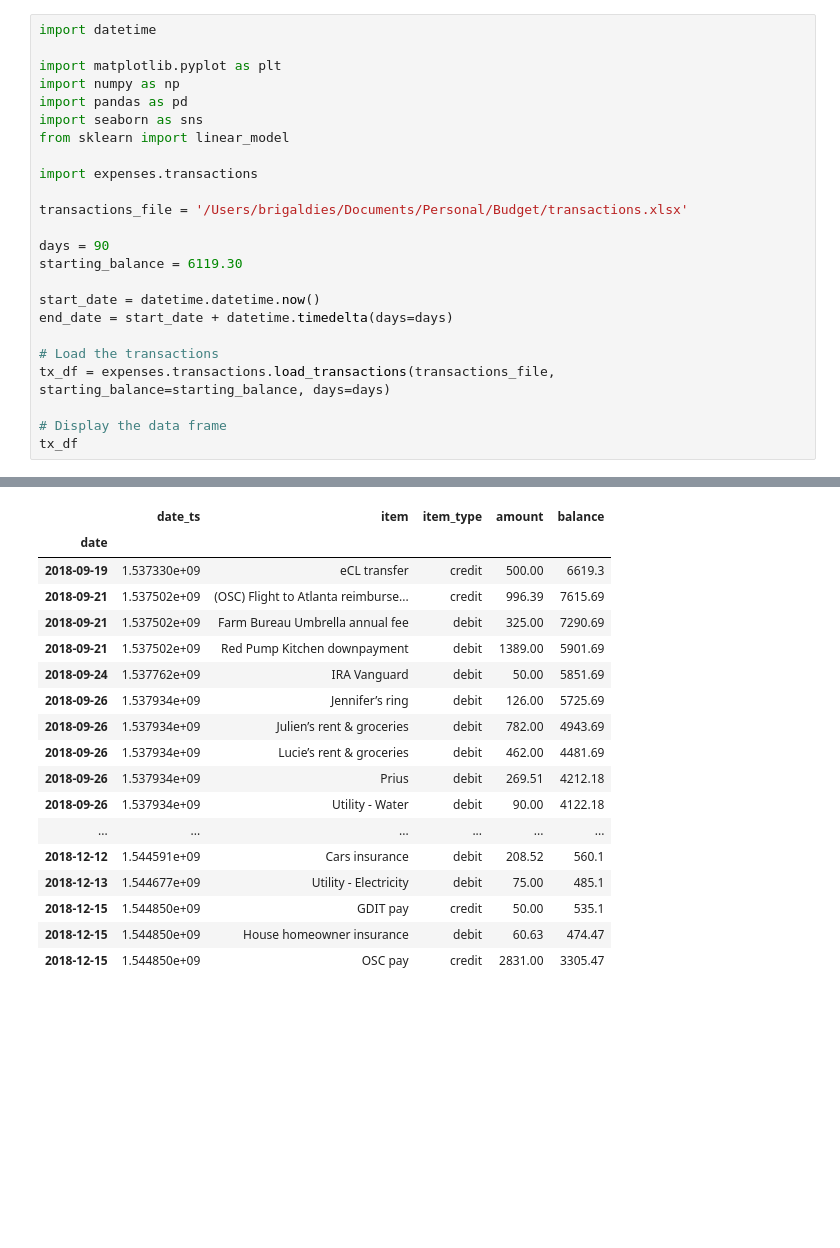
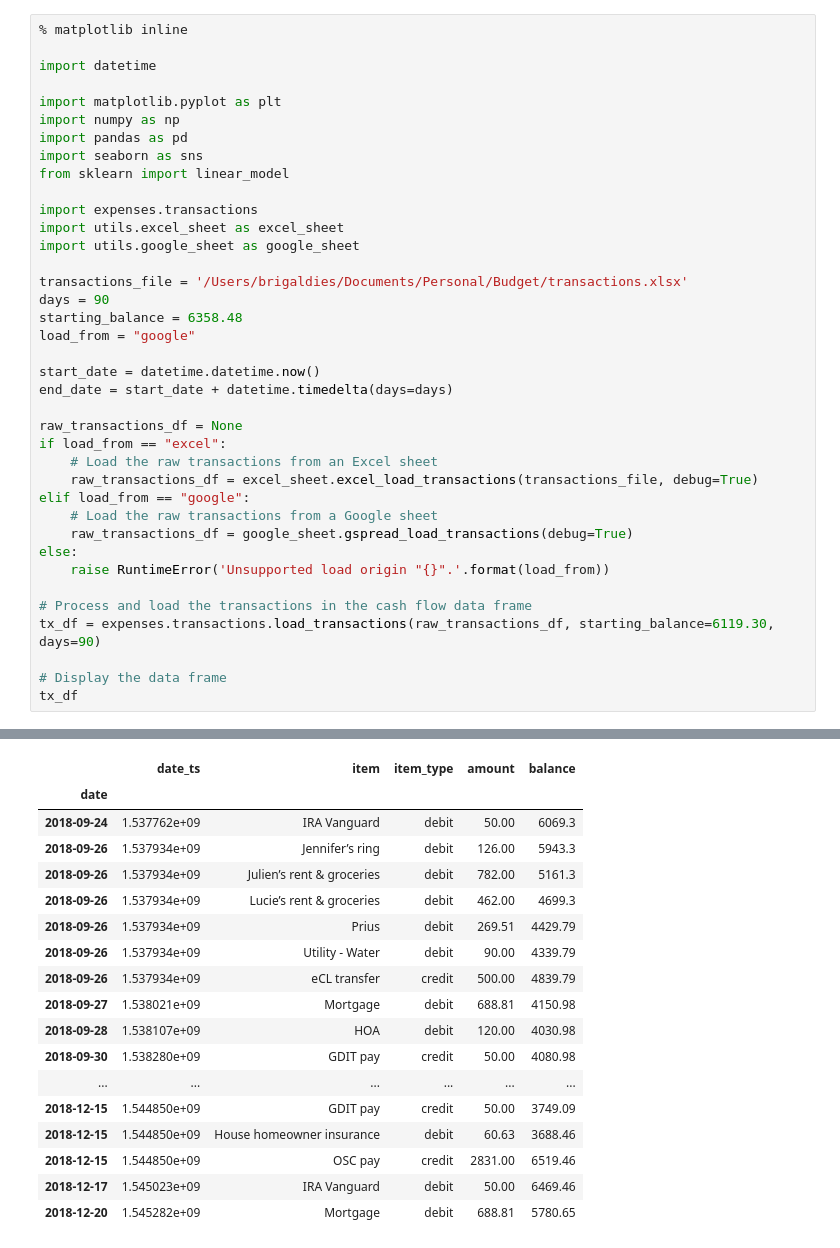
Before and after one commit to brigaldies/cashflow, a Jupyter notebook: src/py/notebooks/cashflow.ipynb, the cells around one changed output, grey strips where cells are left out. Drawn from its saved outputs; the diff is of its cells as text; blank space fills up the shorter version.

```diff
--- a/src/py/notebooks/cashflow.ipynb
+++ b/src/py/notebooks/cashflow.ipynb
@@ -1,4 +1,6 @@
 # %%
+% matplotlib inline
+
 import datetime
 
 import matplotlib.pyplot as plt
@@ -8,17 +10,29 @@ import seaborn as sns
 from sklearn import linear_model
 
 import expenses.transactions
+import utils.excel_sheet as excel_sheet
+import utils.google_sheet as google_sheet
 
 transactions_file = '/Users/brigaldies/Documents/Personal/Budget/transactions.xlsx'
-
 days = 90
-starting_balance = 6119.30
+starting_balance = 6358.48
+load_from = "google"
 
 start_date = datetime.datetime.now()
 end_date = start_date + datetime.timedelta(days=days)
 
-# Load the transactions
-tx_df = expenses.transactions.load_transactions(transactions_file, starting_balance=starting_balance, days=days)
+raw_transactions_df = None
+if load_from == "excel":
+    # Load the raw transactions from an Excel sheet
+    raw_transactions_df = excel_sheet.excel_load_transactions(transactions_file, debug=True)
+elif load_from == "google":
+    # Load the raw transactions from a Google sheet
+    raw_transactions_df = google_sheet.gspread_load_transactions(debug=True)
+else:
+    raise RuntimeError('Unsupported load origin "{}".'.format(load_from))
+
+# Process and load the transactions in the cash flow data frame
+tx_df = expenses.transactions.load_transactions(raw_transactions_df, starting_balance=6119.30, days=90)
 
 # Display the data frame
 tx_df
@@ -35,18 +57,18 @@ Max average     : 2849.66
 |  | date_ts | item | item_type | amount | balance |
 | date |  |  |  |  |  |
-| 2018-09-19 | 1.537330e+09 | eCL transfer | credit | 500.00 | 6619.3 |
-| 2018-09-21 | 1.537502e+09 | (OSC) Flight to Atlanta reimburse... | credit | 996.39 | 7615.69 |
-| 2018-09-21 | 1.537502e+09 | Farm Bureau Umbrella annual fee | debit | 325.00 | 7290.69 |
-| 2018-09-21 | 1.537502e+09 | Red Pump Kitchen downpayment | debit | 1389.00 | 5901.69 |
-| 2018-09-24 | 1.537762e+09 | IRA Vanguard | debit | 50.00 | 5851.69 |
-| 2018-09-26 | 1.537934e+09 | Jennifer’s ring | debit | 126.00 | 5725.69 |
-| 2018-09-26 | 1.537934e+09 | Julien’s rent & groceries | debit | 782.00 | 4943.69 |
-| 2018-09-26 | 1.537934e+09 | Lucie’s rent & groceries | debit | 462.00 | 4481.69 |
-| 2018-09-26 | 1.537934e+09 | Prius | debit | 269.51 | 4212.18 |
-| 2018-09-26 | 1.537934e+09 | Utility - Water | debit | 90.00 | 4122.18 |
+| 2018-09-24 | 1.537762e+09 | IRA Vanguard | debit | 50.00 | 6069.3 |
+| 2018-09-26 | 1.537934e+09 | Jennifer’s ring | debit | 126.00 | 5943.3 |
+| 2018-09-26 | 1.537934e+09 | Julien’s rent & groceries | debit | 782.00 | 5161.3 |
+| 2018-09-26 | 1.537934e+09 | Lucie’s rent & groceries | debit | 462.00 | 4699.3 |
+| 2018-09-26 | 1.537934e+09 | Prius | debit | 269.51 | 4429.79 |
+| 2018-09-26 | 1.537934e+09 | Utility - Water | debit | 90.00 | 4339.79 |
+| 2018-09-26 | 1.537934e+09 | eCL transfer | credit | 500.00 | 4839.79 |
+| 2018-09-27 | 1.538021e+09 | Mortgage | debit | 688.81 | 4150.98 |
+| 2018-09-28 | 1.538107e+09 | HOA | debit | 120.00 | 4030.98 |
+| 2018-09-30 | 1.538280e+09 | GDIT pay | credit | 50.00 | 4080.98 |
 | ... | ... | ... | ... | ... | ... |
-| 2018-12-12 | 1.544591e+09 | Cars insurance | debit | 208.52 | 560.1 |
-| 2018-12-13 | 1.544677e+09 | Utility - Electricity | debit | 75.00 | 485.1 |
-| 2018-12-15 | 1.544850e+09 | GDIT pay | credit | 50.00 | 535.1 |
-| 2018-12-15 | 1.544850e+09 | House homeowner insurance | debit | 60.63 | 474.47 |
-| 2018-12-15 | 1.544850e+09 | OSC pay | credit | 2831.00 | 3305.47 |
+| 2018-12-15 | 1.544850e+09 | GDIT pay | credit | 50.00 | 3749.09 |
+| 2018-12-15 | 1.544850e+09 | House homeowner insurance | debit | 60.63 | 3688.46 |
+| 2018-12-15 | 1.544850e+09 | OSC pay | credit | 2831.00 | 6519.46 |
+| 2018-12-17 | 1.545023e+09 | IRA Vanguard | debit | 50.00 | 6469.46 |
+| 2018-12-20 | 1.545282e+09 | Mortgage | debit | 688.81 | 5780.65 |
```
Also changed, not shown: parts of 2 cells of this notebook, 5 other files.
